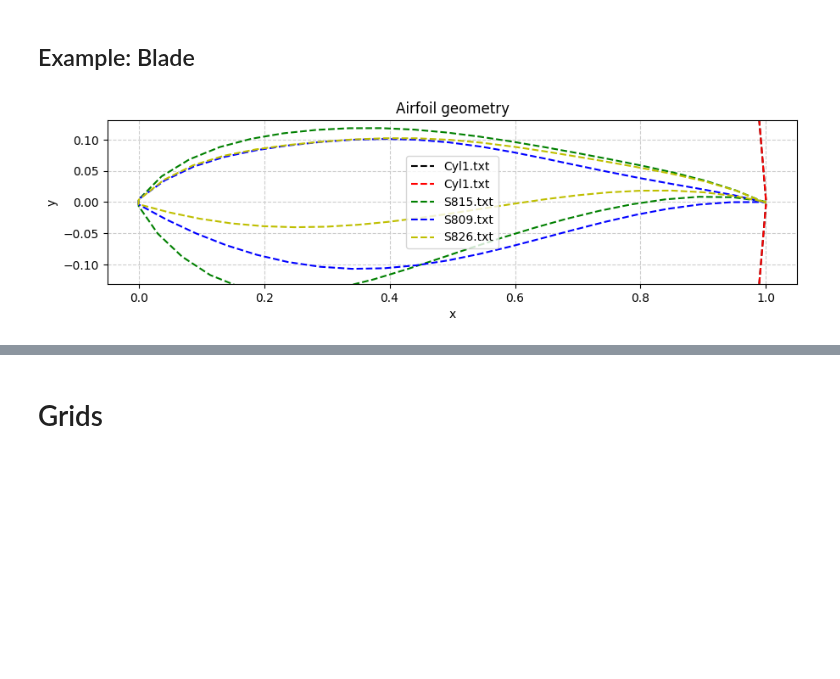
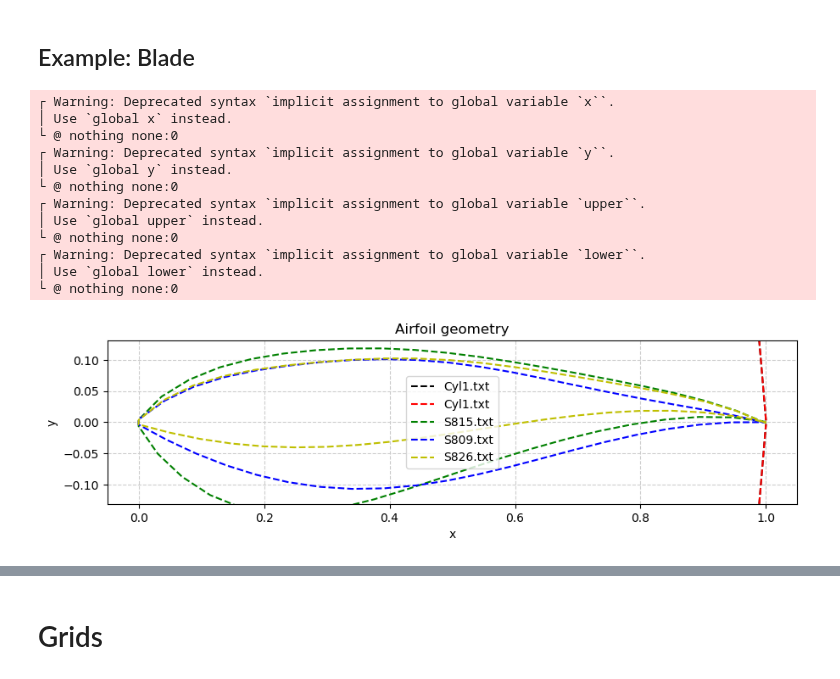
Before and after one commit to byuflowlab/GeometricTools.jl, a Jupyter notebook: docs/Documentation.ipynb, the cells around one changed output, grey strips where cells are left out. Cells and saved outputs as stored; diff of their text form; code cells hidden in the pictures; blank space fills up the shorter version.

```diff
--- a/docs/Documentation.ipynb
+++ b/docs/Documentation.ipynb
@@ -433,8 +455,8 @@ We can use those parametrization and discretization methods for redoing the sect
 upper, lower = examples.splitcontour(x,y)
 
 # Parameterize both surfaces independently
-fun_upper = gt.parameterize(upper[1], upper[2], zeros(upper[1]); inj_var=1)
-fun_lower = gt.parameterize(lower[1], lower[2], zeros(lower[1]); inj_var=1)
+fun_upper = gt.parameterize(upper[1], upper[2], fill!(similar(upper[1]), 0); inj_var=1)
+fun_lower = gt.parameterize(lower[1], lower[2], fill!(similar(lower[1]), 0); inj_var=1)
 
 # New discretization for both surfaces
 upper_points = gt.discretize(fun_upper, 0, 1, 50, 1.0)
@@ -499,10 +521,10 @@ upper1, lower1 = examples.splitcontour(org_x1, org_y1)
 upper2, lower2 = examples.splitcontour(org_x2, org_y2)
 
 # Parameterize both sides independently
-fun_upper1 = gt.parameterize(upper1[1], upper1[2], zeros(upper1[1]); inj_var=1)
-fun_lower1 = gt.parameterize(lower1[1], lower1[2], zeros(lower1[1]); inj_var=1)
-fun_upper2 = gt.parameterize(upper2[1], upper2[2], zeros(upper2[1]); inj_var=1)
-fun_lower2 = gt.parameterize(lower2[1], lower2[2], zeros(lower2[1]); inj_var=1)
+fun_upper1 = gt.parameterize(upper1[1], upper1[2], zeros(eltype(upper1[1]), size(upper1[1])); inj_var=1)
+fun_lower1 = gt.parameterize(lower1[1], lower1[2], zeros(eltype(lower1[1]), size(lower1[1])); inj_var=1)
+fun_upper2 = gt.parameterize(upper2[1], upper2[2], zeros(eltype(upper2[1]), size(upper2[1])); inj_var=1)
+fun_lower2 = gt.parameterize(lower2[1], lower2[2], zeros(eltype(lower2[1]), size(lower2[1])); inj_var=1)
 
 # Upper surface sections
 aux1 = Int(floor(20/53*n_up))
@@ -643,8 +665,8 @@ for (i,airfoil_file) in enumerate(airfoil_files)
   upper, lower = examples.splitcontour(x, y)
 
   # Parameterize both sides independently
-  fun_upper = gt.parameterize(upper[1], upper[2], zeros(upper[1]); inj_var=1)
-  fun_lower = gt.parameterize(lower[1], lower[2], zeros(lower[1]); inj_var=1)
+  fun_upper = gt.parameterize(upper[1], upper[2], zeros(eltype(upper[1]), size(upper[1])); inj_var=1)
+  fun_lower = gt.parameterize(lower[1], lower[2], zeros(eltype(lower[1]), size(lower[1])); inj_var=1)
 
   # New discretization for both surfaces
   upper_points = gt.discretize(fun_upper, 0, 1, n_upper, r[1]; central=true)
@@ -683,34 +705,46 @@ out = gt.multilines2vtkmulticells(crosssections, sections;
                                     point_datas=point_datas)
 points, vtk_cells, point_data = out
 
 
 # Formats the point data for generateVTK
 data = []
 push!(data, Dict(
           "field_name" => "Point_index",
           "field_type" => "scalar",
           "field_data" => point_data
           )
 )
 
 
 # Generates the vtk file
 gt.generateVTK(file_name, points; cells=vtk_cells, point_data=data)
 
 # Calls paraview
 run(`paraview --data="$(file_name).vtk;"`)
 
 
 # Deletes files
 if prompt
 print("Delete vtk files? ([y]/n) ")
 y = readline()
 else
 y = "y"
 end
 if y=="y"; run(`rm -f $(file_name).vtk`); end;
 # %% [output]
+┌ Warning: Deprecated syntax `implicit assignment to global variable `x``.
+│ Use `global x` instead.
+└ @ nothing none:0
+┌ Warning: Deprecated syntax `implicit assignment to global variable `y``.
+│ Use `global y` instead.
+└ @ nothing none:0
+┌ Warning: Deprecated syntax `implicit assignment to global variable `upper``.
+│ Use `global upper` instead.
+└ @ nothing none:0
+┌ Warning: Deprecated syntax `implicit assignment to global variable `lower``.
+│ Use `global lower` instead.
+└ @ nothing none:0
-[figure, old version]
+[figure, new version]
 # %% [markdown]
 
 <img src="img/blade00.png" alt="Pic here" style="width: 600px;"/>
```
Also changed, not shown: parts of 43 cells of this notebook, 17 other files.
